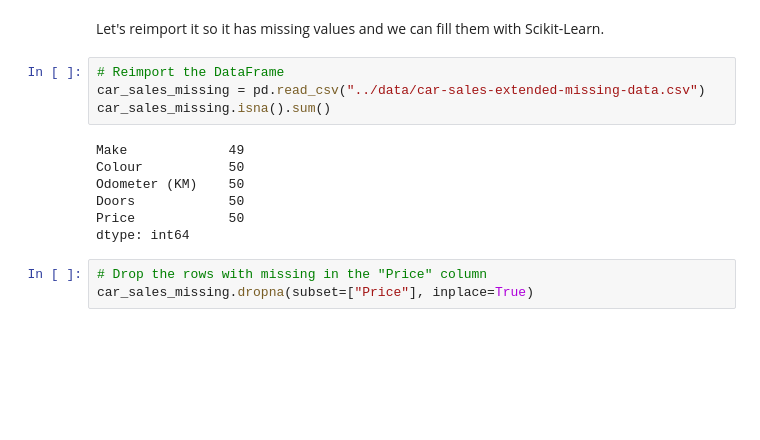
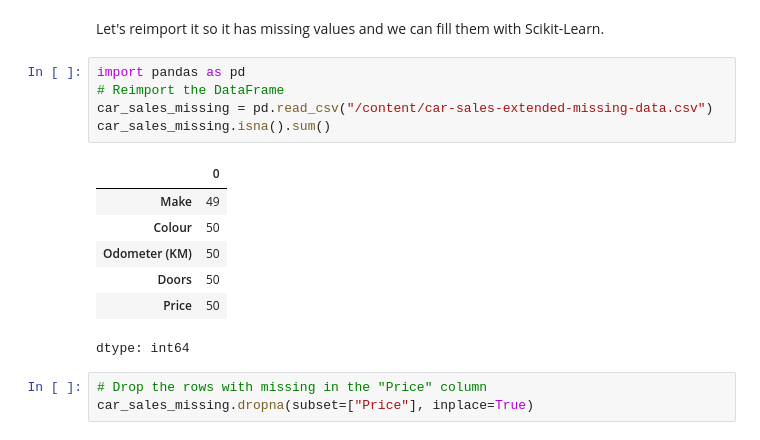
Before and after one commit to drpetros11111/FS_DScML_Zero_to_Mastery, a Jupyter notebook: 35_Original_ScikitLearn_End_to_End.ipynb, the cells around one changed output. Saved outputs shown, nothing was run; the diff lists cells and outputs as text; blank space fills up the shorter version.

```diff
--- a/35_Original_ScikitLearn_End_to_End.ipynb
+++ b/35_Original_ScikitLearn_End_to_End.ipynb
@@ -1020,15 +1115,17 @@ dtype: int64
 # %% [markdown]
 Let's reimport it so it has missing values and we can fill them with Scikit-Learn.
 # %%
+import pandas as pd
 # Reimport the DataFrame
-car_sales_missing = pd.read_csv("../data/car-sales-extended-missing-data.csv")
+car_sales_missing = pd.read_csv("/content/car-sales-extended-missing-data.csv")
 car_sales_missing.isna().sum()
 # %% [output]
+|  | 0 |
+| Make | 49 |
+| Colour | 50 |
+| Odometer (KM) | 50 |
+| Doors | 50 |
+| Price | 50 |
-Make             49
-Colour           50
-Odometer (KM)    50
-Doors            50
-Price            50
 dtype: int64
 # %%
 # Drop the rows with missing in the "Price" column
```
Also changed, not shown: parts of 118 cells of this notebook.
